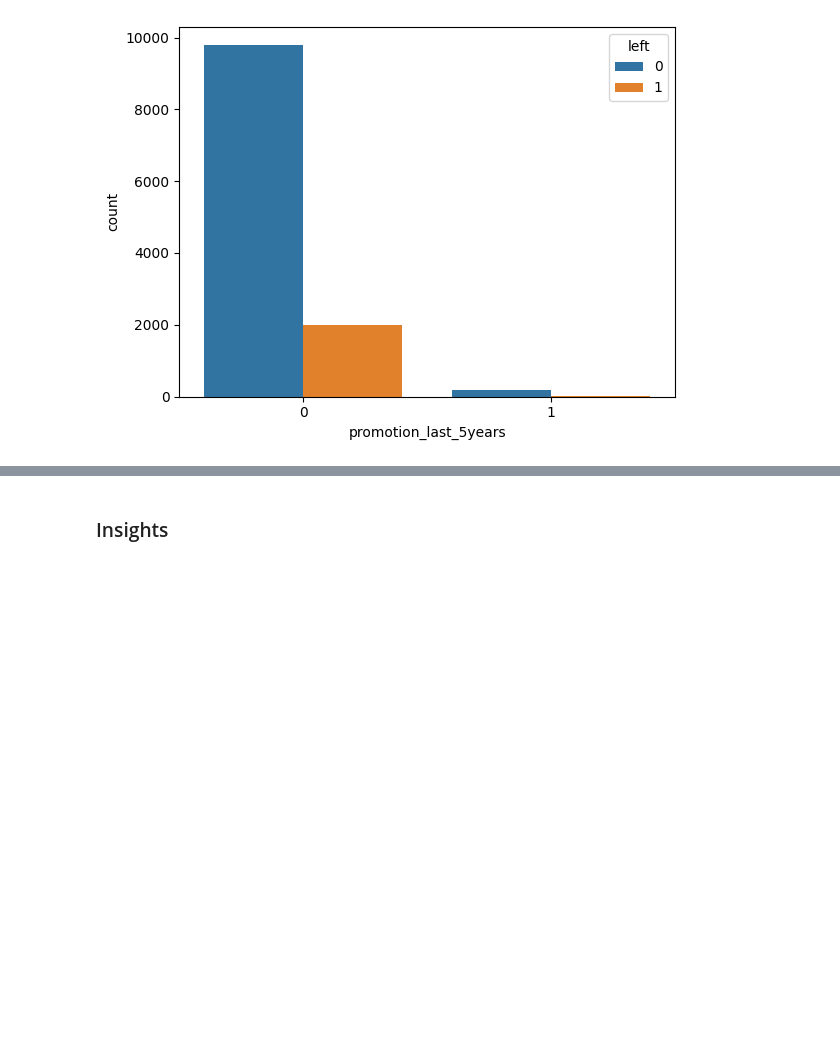
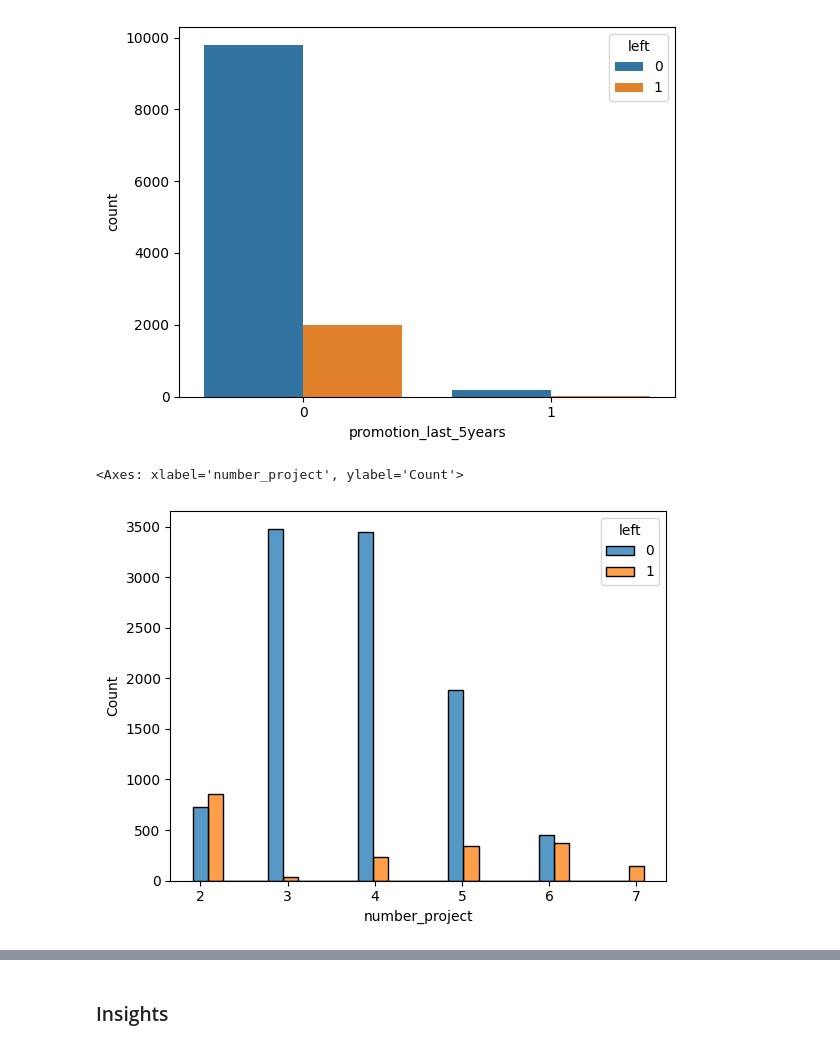
Before and after one commit to mkopanik/Capstone-Project-ML-HR-Analytics, a Jupyter notebook: Activity_ Course 7 Salifort Motors project lab.ipynb, the cells around one changed output, grey strips where cells are left out. Saved outputs shown, nothing was run; the diff lists cells and outputs as text; code cells hidden in the pictures; blank space fills up the shorter version.

```diff
--- a/Activity_ Course 7 Salifort Motors project lab.ipynb
+++ b/Activity_ Course 7 Salifort Motors project lab.ipynb
@@ -316,3 +316,9 @@ sns.countplot(data= df1,hue= 'left',x = 'promotion_last_5years')
 # %% [output]
 <Axes: xlabel='promotion_last_5years', ylabel='count'>
 [figure]
+# %%
+# Create a plot as needed
+sns.histplot(data=df1, x='number_project', hue='left', multiple='dodge', shrink=2)
+# %% [output]
+<Axes: xlabel='number_project', ylabel='Count'>
+[figure, added]
```
Also changed, not shown: parts of 25 cells of this notebook.
